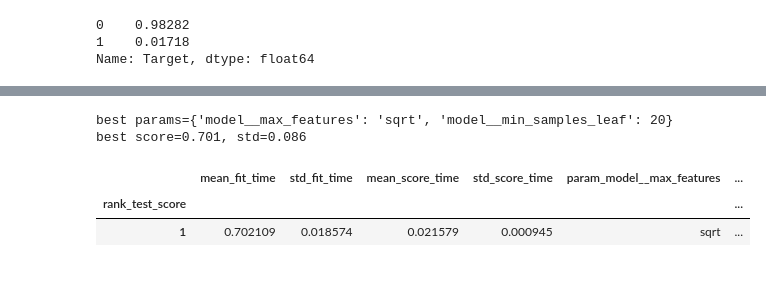
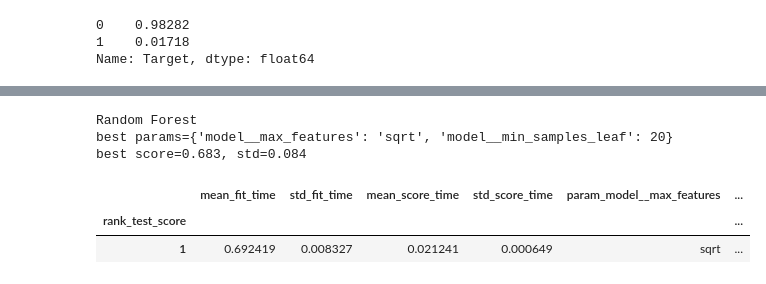
Before and after one commit to seahrh/credit-scoring-exercise, a Jupyter notebook: ex2.ipynb, the cells around one changed output, grey strips where cells are left out. Saved outputs shown, nothing was run; the diff lists cells and outputs as text; code cells hidden in the pictures.

```diff
--- a/ex2.ipynb
+++ b/ex2.ipynb
@@ -138,27 +165,29 @@ lgb.plot_importance(lgbm.best_estimator_['model'], figsize=(20, 40))
 # %%
 model = RandomForestClassifier(n_estimators=ESTIMATORS, class_weight='balanced_subsample')
 pipe = Pipeline([('model', model)])
 param_grid = {
     'model__min_samples_leaf': [20],
     'model__max_features': ['sqrt']
 }
 # Defaults to StratifiedKFold
 rf = GridSearchCV(pipe, cv=FOLDS, param_grid=param_grid, scoring=SCORING)
 rf.fit(x_train, y_train)
 best_score = rf.best_score_
 best_score_std = rf.cv_results_['std_test_score'][rf.best_index_]
-print(f"""best params={repr(rf.best_params_)}
+print(f"""Random Forest
+best params={repr(rf.best_params_)}
 best score={best_score:0.3f}, std={best_score_std:0.3f}
 """)
 res = pd.DataFrame.from_dict(rf.cv_results_)
 res.set_index('rank_test_score', inplace=True)
 res.head()
 # %% [output]
+Random Forest
 best params={'model__max_features': 'sqrt', 'model__min_samples_leaf': 20}
-best score=0.701, std=0.086
+best score=0.683, std=0.084
 |  | mean_fit_time | std_fit_time | mean_score_time | std_score_time | param_model__max_features | ... |
 | rank_test_score |  |  |  |  |  | ... |
-| 1 | 0.702109 | 0.018574 | 0.021579 | 0.000945 | sqrt | ... |
+| 1 | 0.692419 | 0.008327 | 0.021241 | 0.000649 | sqrt | ... |
 # %%
 importances = rf.best_estimator_['model'].feature_importances_
 plt.figure(figsize=(20,40))
```
Also changed, not shown: parts of 7 cells of this notebook.
